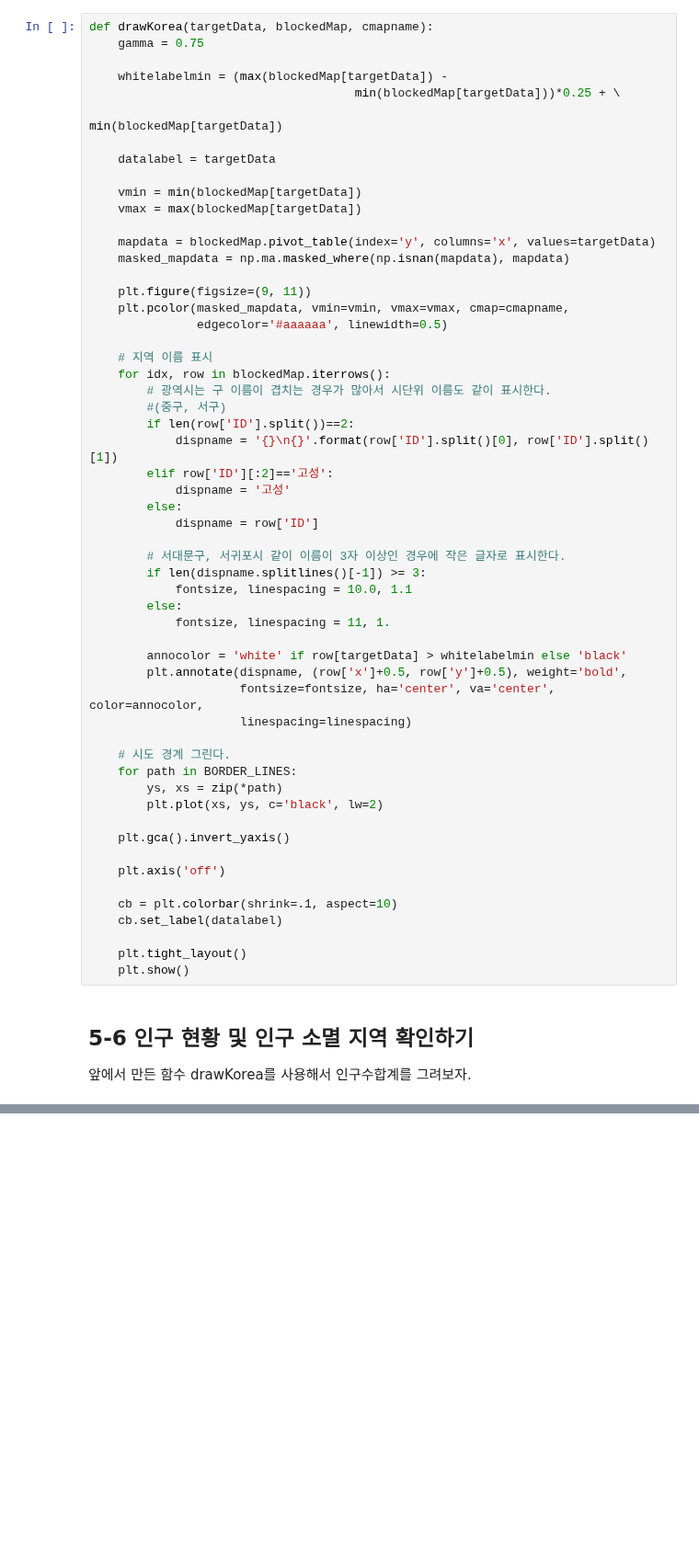
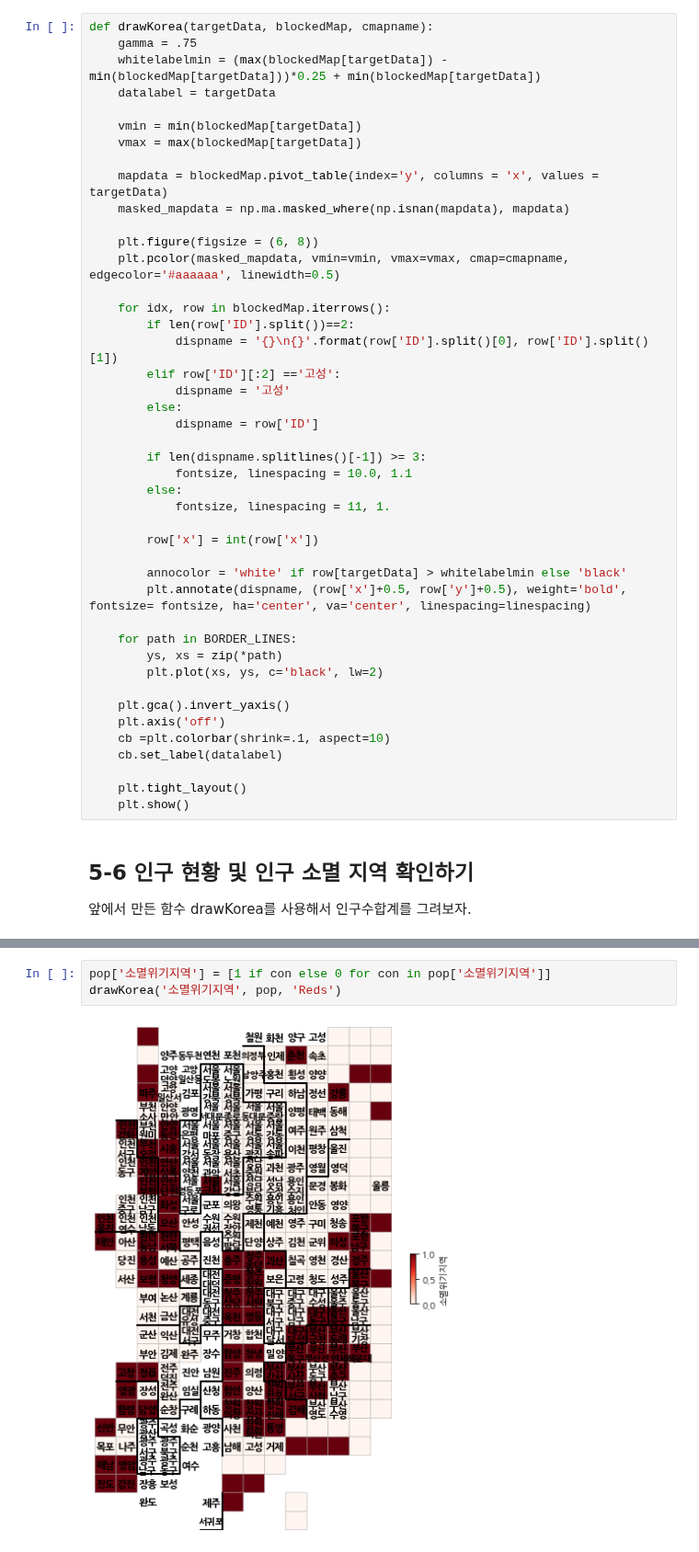
Before and after one commit to jaeyoon89/python_datascience_study, a Jupyter notebook: ch5_population_using_kr_map.ipynb, the cells around one changed output, grey strips where cells are left out. Shown at 92% size. Drawn from its saved outputs; the diff is of its cells as text; blank space fills up the shorter version.

```diff
--- a/ch5_population_using_kr_map.ipynb
+++ b/ch5_population_using_kr_map.ipynb
@@ -516,56 +522,44 @@ pop.head()
 이제 ID 도 마련하고 각 지역별 좌표도 확보했다. 이제 지도 그릴 준비가 데이터 입장에서는 다 된것 같다.
 # %%
 def drawKorea(targetData, blockedMap, cmapname):
-    gamma = 0.75
-
-    whitelabelmin = (max(blockedMap[targetData]) -
-                                     min(blockedMap[targetData]))*0.25 + \
-                                                                min(blockedMap[targetData])
-
+    gamma = .75
+    whitelabelmin = (max(blockedMap[targetData]) - min(blockedMap[targetData]))*0.25 + min(blockedMap[targetData])
     datalabel = targetData
 
     vmin = min(blockedMap[targetData])
     vmax = max(blockedMap[targetData])
 
-    mapdata = blockedMap.pivot_table(index='y', columns='x', values=targetData)
+    mapdata = blockedMap.pivot_table(index='y', columns = 'x', values = targetData)
     masked_mapdata = np.ma.masked_where(np.isnan(mapdata), mapdata)
 
-    plt.figure(figsize=(9, 11))
-    plt.pcolor(masked_mapdata, vmin=vmin, vmax=vmax, cmap=cmapname,
-               edgecolor='#aaaaaa', linewidth=0.5)
+    plt.figure(figsize = (6, 8))
+    plt.pcolor(masked_mapdata, vmin=vmin, vmax=vmax, cmap=cmapname, edgecolor='#aaaaaa', linewidth=0.5)
 
-    # 지역 이름 표시
     for idx, row in blockedMap.iterrows():
-        # 광역시는 구 이름이 겹치는 경우가 많아서 시단위 이름도 같이 표시한다.
-        #(중구, 서구)
         if len(row['ID'].split())==2:
             dispname = '{}\n{}'.format(row['ID'].split()[0], row['ID'].split()[1])
-        elif row['ID'][:2]=='고성':
+        elif row['ID'][:2] =='고성':
             dispname = '고성'
         else:
             dispname = row['ID']
 
-        # 서대문구, 서귀포시 같이 이름이 3자 이상인 경우에 작은 글자로 표시한다.
         if len(dispname.splitlines()[-1]) >= 3:
             fontsize, linespacing = 10.0, 1.1
         else:
             fontsize, linespacing = 11, 1.
 
+        row['x'] = int(row['x'])
+
         annocolor = 'white' if row[targetData] > whitelabelmin else 'black'
-        plt.annotate(dispname, (row['x']+0.5, row['y']+0.5), weight='bold',
-                     fontsize=fontsize, ha='center', va='center', color=annocolor,
-                     linespacing=linespacing)
+        plt.annotate(dispname, (row['x']+0.5, row['y']+0.5), weight='bold', fontsize= fontsize, ha='center', va='center', linespacing=linespacing)
 
-    # 시도 경계 그린다.
     for path in BORDER_LINES:
         ys, xs = zip(*path)
         plt.plot(xs, ys, c='black', lw=2)
 
     plt.gca().invert_yaxis()
-
     plt.axis('off')
-
-    cb = plt.colorbar(shrink=.1, aspect=10)
+    cb =plt.colorbar(shrink=.1, aspect=10)
     cb.set_label(datalabel)
 
     plt.tight_layout()
@@ -581,0 +578,5 @@ KeyError: 'y'
+# %%
+pop['소멸위기지역'] = [1 if con else 0 for con in pop['소멸위기지역']]
+drawKorea('소멸위기지역', pop, 'Reds')
+# %% [output]
+[figure, added]
```
Also changed, not shown: parts of 22 cells of this notebook.
